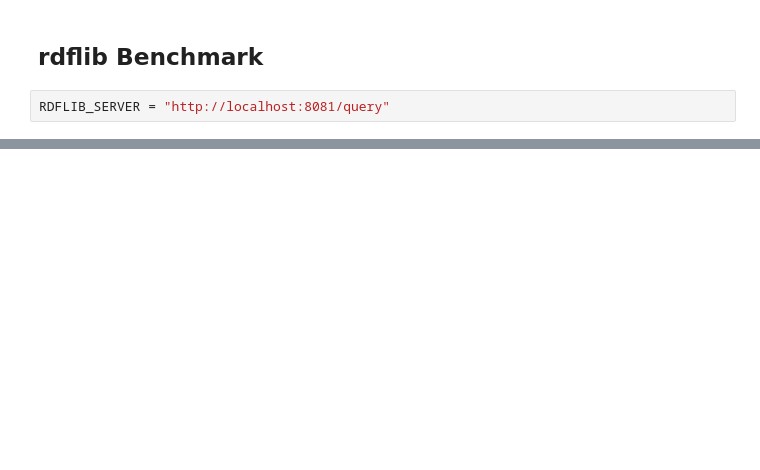
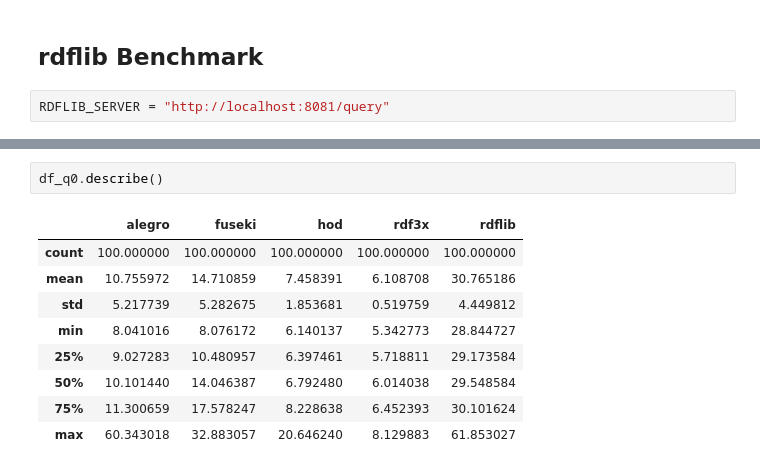
Before and after one commit to gtfierro/brick_database_eval, a Jupyter notebook: Results.ipynb, the cells around one changed output, grey strips where cells are left out. Saved outputs shown, nothing was run; the diff lists cells and outputs as text; blank space fills up the shorter version.

```diff
--- a/Results.ipynb
+++ b/Results.ipynb
@@ -613,0 +460,12 @@ Took 367.04ms
+# %%
+df_q0.describe()
+# %% [output]
+|  | alegro | fuseki | hod | rdf3x | rdflib |
+| count | 100.000000 | 100.000000 | 100.000000 | 100.000000 | 100.000000 |
+| mean | 10.755972 | 14.710859 | 7.458391 | 6.108708 | 30.765186 |
+| std | 5.217739 | 5.282675 | 1.853681 | 0.519759 | 4.449812 |
+| min | 8.041016 | 8.076172 | 6.140137 | 5.342773 | 28.844727 |
+| 25% | 9.027283 | 10.480957 | 6.397461 | 5.718811 | 29.173584 |
+| 50% | 10.101440 | 14.046387 | 6.792480 | 6.014038 | 29.548584 |
+| 75% | 11.300659 | 17.578247 | 8.228638 | 6.452393 | 30.101624 |
+| max | 60.343018 | 32.883057 | 20.646240 | 8.129883 | 61.853027 |
```
Also changed, not shown: parts of 37 cells of this notebook.
